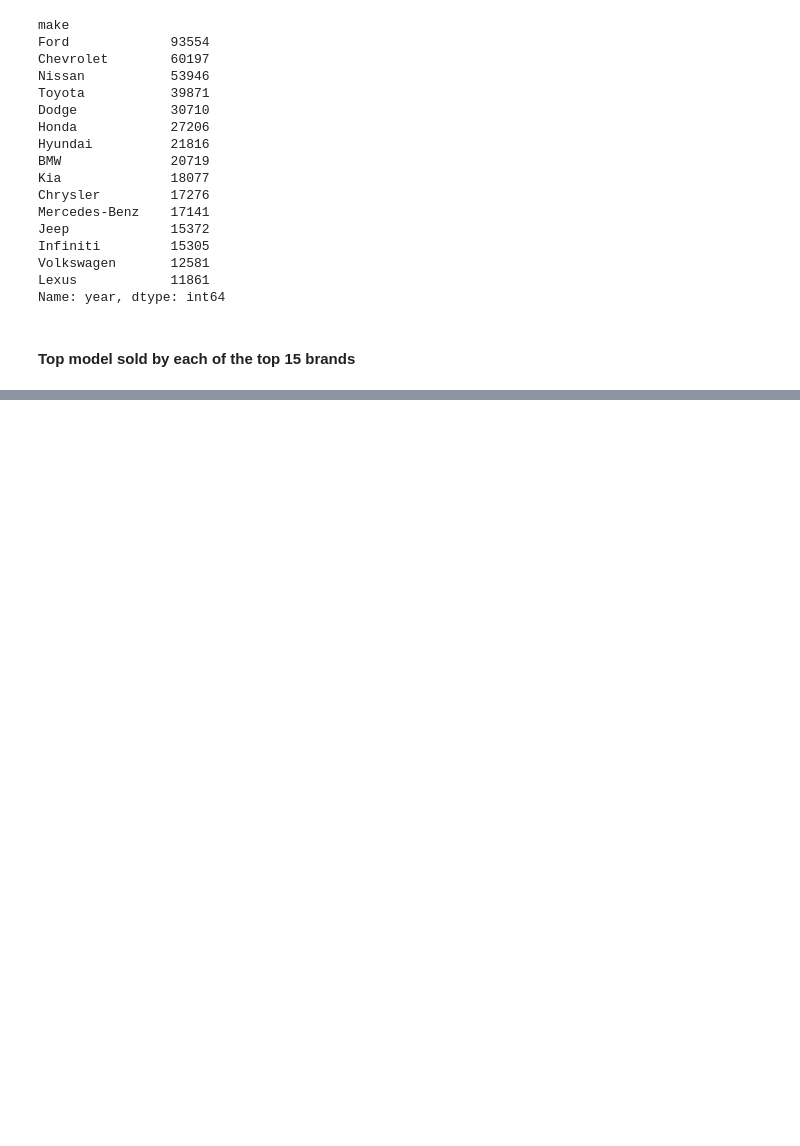
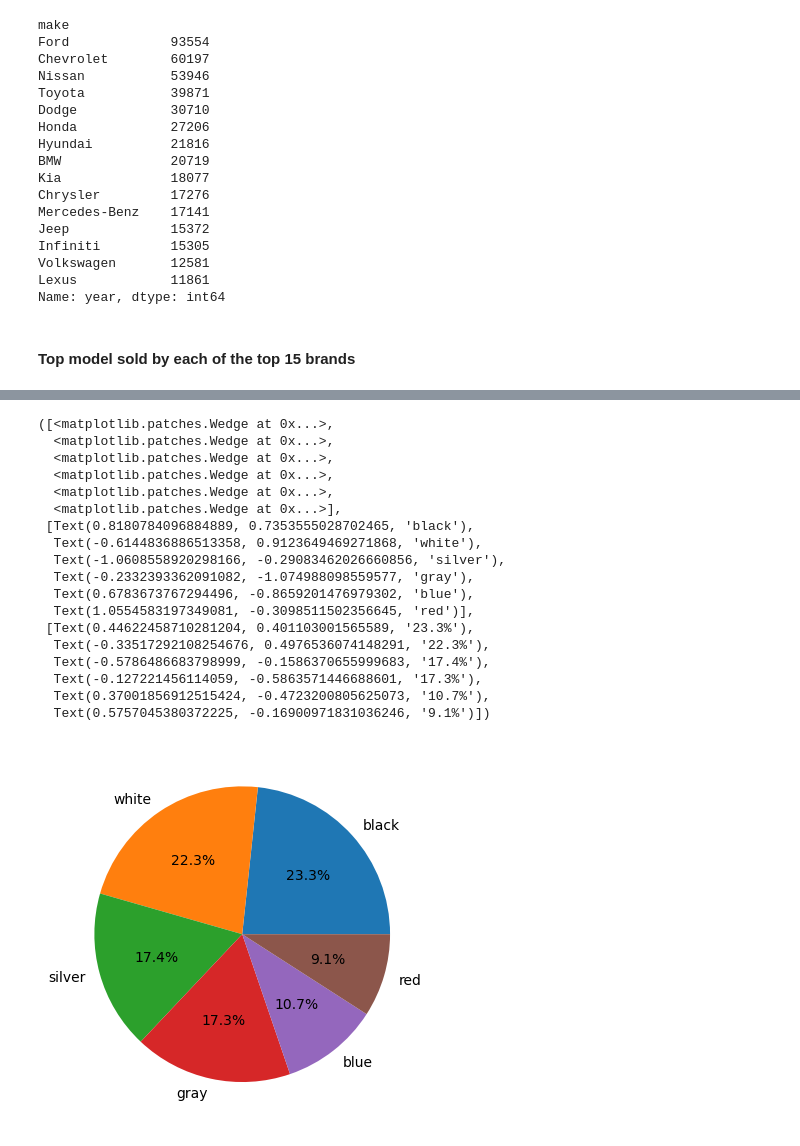
Before and after one commit to geoffgin/Car-Sales-Model, a Jupyter notebook: car_price_analysis.ipynb, the cells around one changed output, grey strips where cells are left out. Saved outputs shown, nothing was run; the diff lists cells and outputs as text; code cells hidden in the pictures; blank space fills up the shorter version.

```diff
--- a/car_price_analysis.ipynb
+++ b/car_price_analysis.ipynb
@@ -173,0 +200,3 @@ px.line(yrsell)
+# %%
+color = df.groupby("color")['year'].count().nlargest(6)
+color
@@ -173,0 +212,22 @@ px.line(yrsell)
+# %%
+plt.pie(color,labels=color.index,autopct='%1.1f%%')
+# %% [output]
+([<matplotlib.patches.Wedge at 0x...>,
+  <matplotlib.patches.Wedge at 0x...>,
+  <matplotlib.patches.Wedge at 0x...>,
+  <matplotlib.patches.Wedge at 0x...>,
+  <matplotlib.patches.Wedge at 0x...>,
+  <matplotlib.patches.Wedge at 0x...>],
+ [Text(0.8180784096884889, 0.7353555028702465, 'black'),
+  Text(-0.6144836886513358, 0.9123649469271868, 'white'),
+  Text(-1.0608558920298166, -0.29083462026660856, 'silver'),
+  Text(-0.2332393362091082, -1.074988098559577, 'gray'),
+  Text(0.6783673767294496, -0.8659201476979302, 'blue'),
+  Text(1.0554583197349081, -0.3098511502356645, 'red')],
+ [Text(0.44622458710281204, 0.401103001565589, '23.3%'),
+  Text(-0.33517292108254676, 0.4976536074148291, '22.3%'),
+  Text(-0.5786486683798999, -0.1586370655999683, '17.4%'),
+  Text(-0.127221456114059, -0.5863571446688601, '17.3%'),
+  Text(0.37001856912515424, -0.4723200805625073, '10.7%'),
+  Text(0.5757045380372225, -0.16900971831036246, '9.1%')])
+[figure, added]
```
Also changed, not shown: parts of 4 cells of this notebook.
